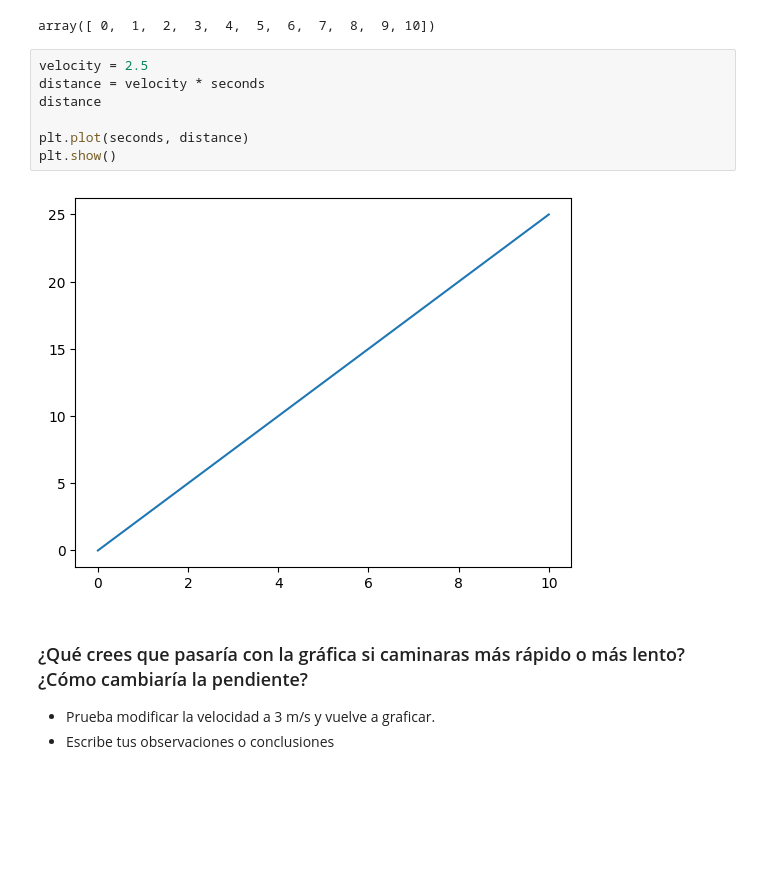
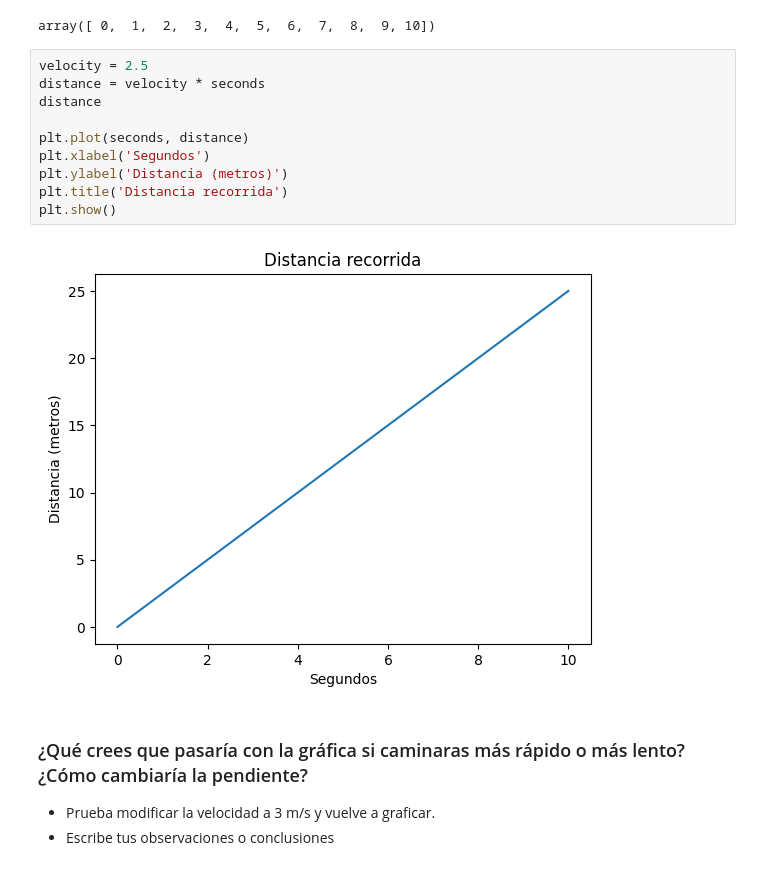
Before and after one commit to 4GeeksAcademy/AnthonnyMal-visualizacion, a Jupyter notebook: notebook/03-project-visualization.ipynb, the cells around one changed output. Cells and saved outputs as stored; diff of their text form; blank space fills up the shorter version.

```diff
--- a/notebook/03-project-visualization.ipynb
+++ b/notebook/03-project-visualization.ipynb
@@ -33,12 +33,15 @@ array([ 0,  1,  2,  3,  4,  5,  6,  7,  8,  9, 10])
 # %%
 velocity = 2.5
 distance = velocity * seconds
 distance
 
 plt.plot(seconds, distance)
+plt.xlabel('Segundos')
+plt.ylabel('Distancia (metros)')
+plt.title('Distancia recorrida')
 plt.show()
 # %% [output]
-[figure, old version]
+[figure, new version]
 # %% [markdown]
 ### ¿Qué crees que pasaría con la gráfica si caminaras más rápido o más lento? ¿Cómo cambiaría la pendiente?
 
```
Also changed, not shown: parts of 3 cells of this notebook.
